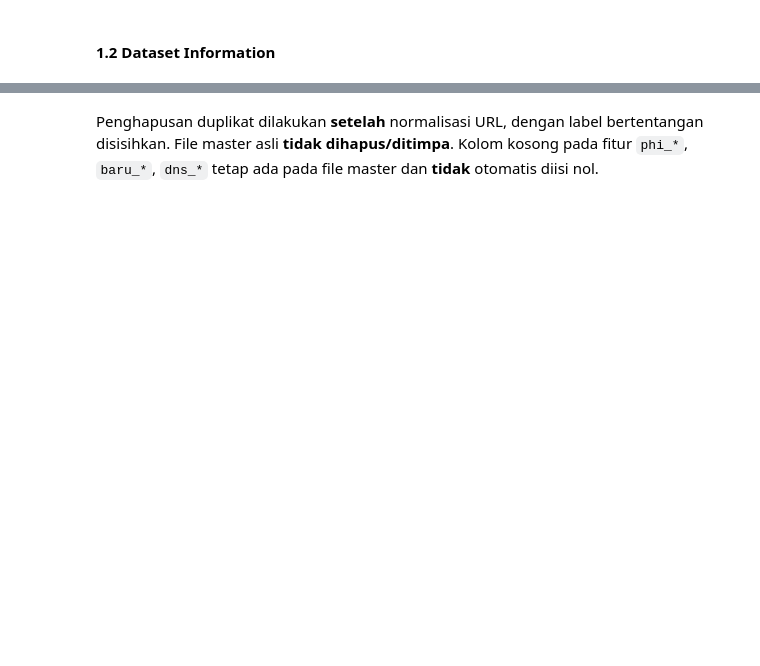
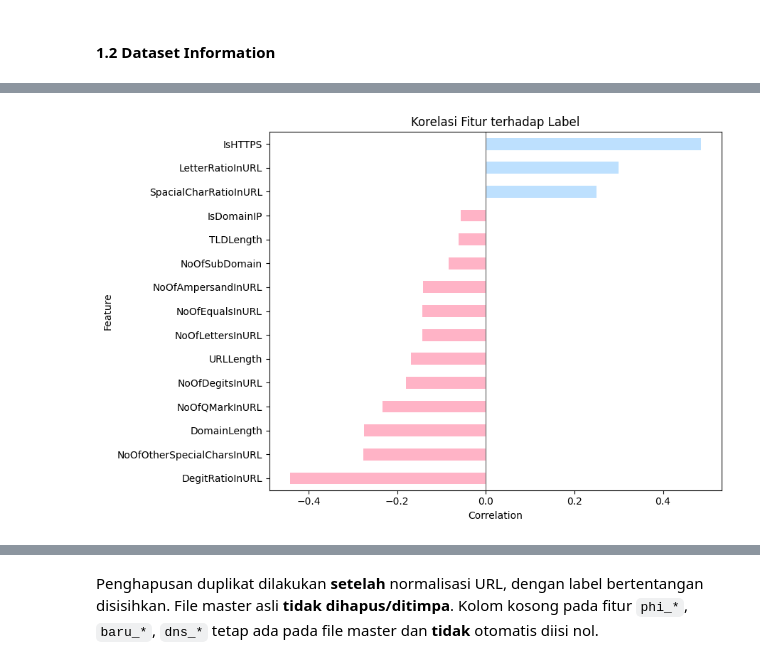
Before and after one commit to makraev06/proyek-metopen, a Jupyter notebook: v2.ipynb, the cells around one changed output, grey strips where cells are left out. Saved outputs shown, nothing was run; the diff lists cells and outputs as text; code cells hidden in the pictures; blank space fills up the shorter version.

```diff
--- a/v2.ipynb
+++ b/v2.ipynb
@@ -94,0 +201,4 @@ print('\nDuplikat URL mentah:', df['URL'].duplicated().sum())
+# %%
+url_features = list(FEATURE_COLUMNS)
+print('Jumlah fitur:', len(url_features))
+url_features
@@ -94,0 +249,4 @@ print('\nDuplikat URL mentah:', df['URL'].duplicated().sum())
+# %%
+corr_data = df[url_features + ['label']].corr(numeric_only=True)
+target_corr = corr_data['label'].drop('label').sort_values()
+target_corr
@@ -94,0 +270,9 @@ print('\nDuplikat URL mentah:', df['URL'].duplicated().sum())
+# %%
+colors = ['#FFB3C6' if value < 0 else '#BDE0FE' for value in target_corr]
+ax = target_corr.plot.barh(color=colors, figsize=(9, 6))
+ax.axvline(0, color='gray', linewidth=1)
+ax.set(title='Korelasi Fitur terhadap Label', xlabel='Correlation', ylabel='Feature')
+plt.tight_layout()
+plt.show()
+# %% [output]
+[figure, added]
```
Also changed, not shown: parts of 150 cells of this notebook, 13 other files.
